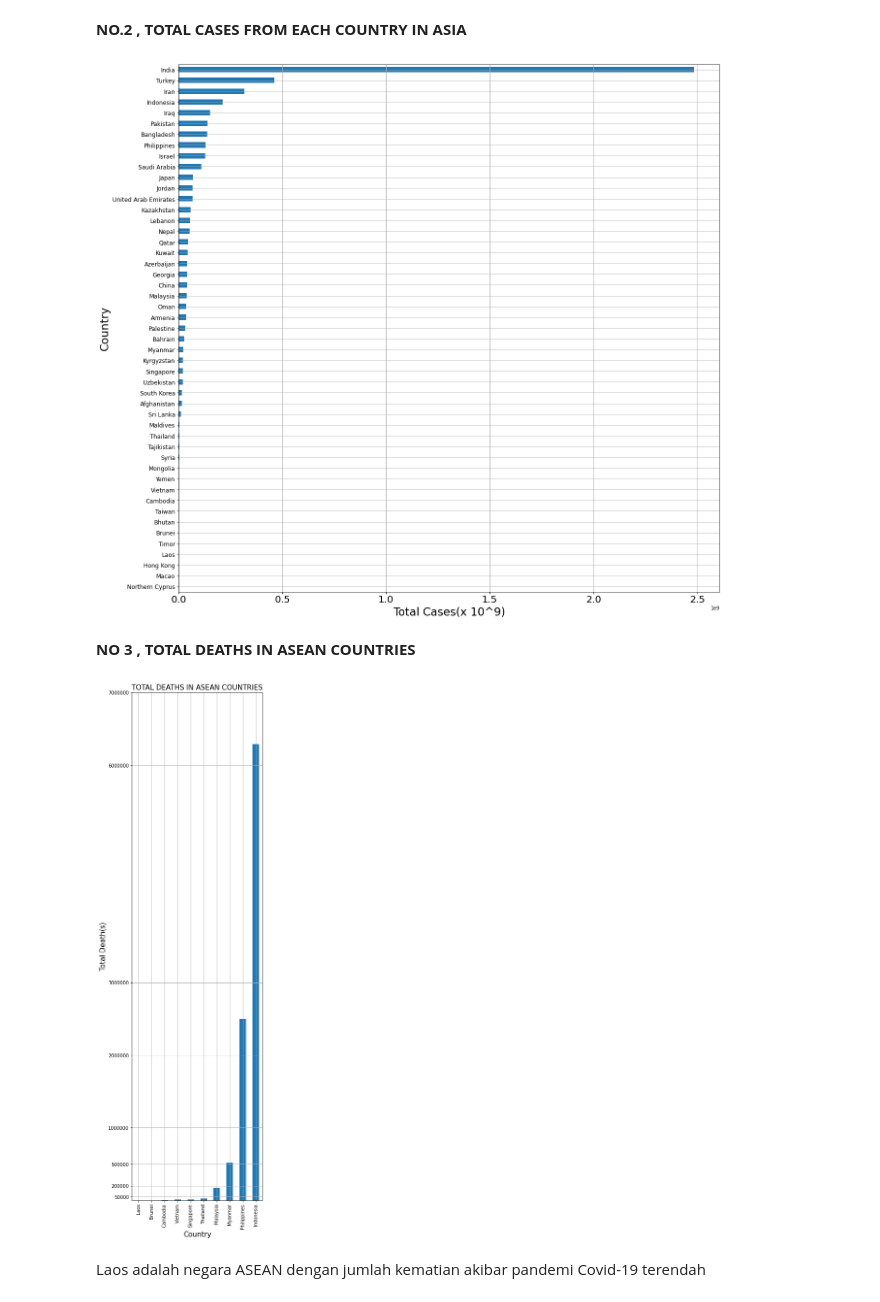
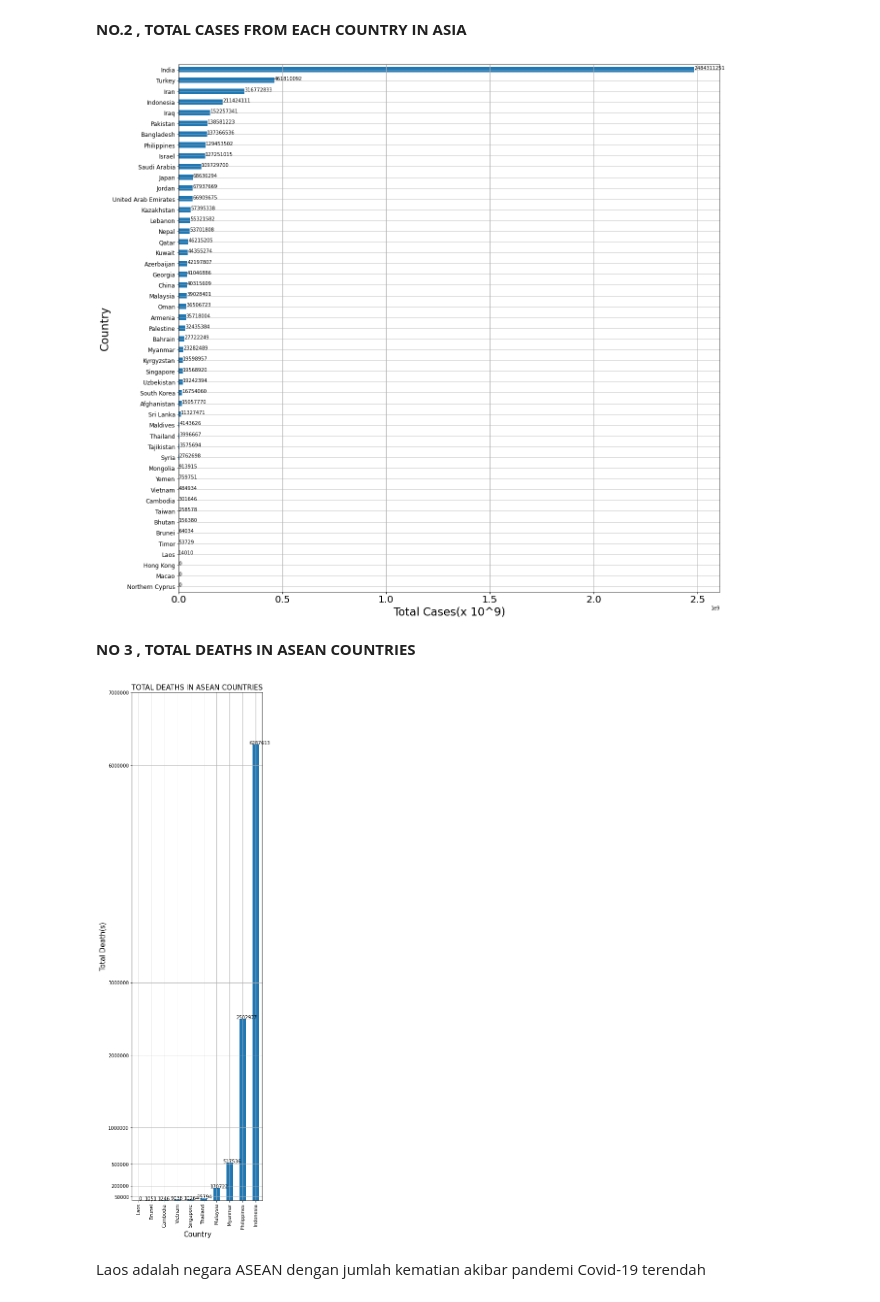
Before and after one commit to patrickamadeus/covid, a Jupyter notebook: covid.ipynb, the cells around one changed output. Saved outputs shown, nothing was run; the diff lists cells and outputs as text; code cells hidden in the pictures.

```diff
--- a/covid.ipynb
+++ b/covid.ipynb
@@ -67,7 +68,13 @@ Dapat disimpulkan 2 region benua dengan kasus total paling banyak = Europe & Nor
 # %% [markdown]
 **NO.2 , TOTAL CASES FROM EACH COUNTRY IN ASIA**
 # %%
+yy = list(df.loc[df.continent=='Asia'].groupby('location')['total_cases'].sum().sort_values(ascending=True).values)
+
 df.loc[df.continent=='Asia'].groupby('location')['total_cases'].sum().sort_values(ascending=True).plot(kind='barh',figsize=(20,20))
+
+for index, value in enumerate(yy):
+    plt.text(value, index,str(int(value)))
+
 plt.xlabel("Total Cases(x 10^9)",fontsize = 23)
 plt.ylabel("Country",fontsize = 23)
 plt.xticks(fontsize=20)
@@ -75,22 +82,29 @@ plt.yticks(fontsize=12)
 plt.grid()
 plt.show()
 # %% [output]
-[figure, old version]
+[figure, new version]
 # %% [markdown]
 **NO 3 , TOTAL DEATHS IN ASEAN COUNTRIES**
 # %%
 dataAsean = df.loc[(df.location == 'Brunei') | (df.location == 'Laos') | (df.location == 'Cambodia') | (df.location == 'Indonesia') | (df.location == 'Malaysia') |(df.location == 'Myanmar') | (df.location == 'Philippines') | (df.location == 'Singapore') | (df.location == 'Thailand') | (df.location == 'Vietnam')]
+# %%
+y = list(dataAsean.groupby('location').sum()['total_deaths'].sort_values().values)
 # %%
 dataAsean.groupby('location').sum()['total_deaths'].sort_values().plot(kind='bar',figsize=(5,20))
+for index, value in enumerate(y):
+    if index!=0:
+        index-=0.5
+    plt.text(index, value,str(int(value)))
+
 plt.grid()
 plt.title("TOTAL DEATHS IN ASEAN COUNTRIES",fontsize=15)
 plt.ticklabel_format(style='plain',axis = "y")
 plt.xlabel('Country',fontsize = 15)
 plt.ylabel('Total Death(s)',fontsize = 15)
 plt.yticks([50000,200000,500000,1000000,2000000,3000000,6000000,7000000])
 plt.show()
 # %% [output]
-[figure, old version]
+[figure, new version]
 # %% [markdown]
 Laos adalah negara ASEAN dengan jumlah kematian akibar pandemi Covid-19 terendah
 # %% [markdown]
```
Also changed, not shown: parts of 1 cell of this notebook.
